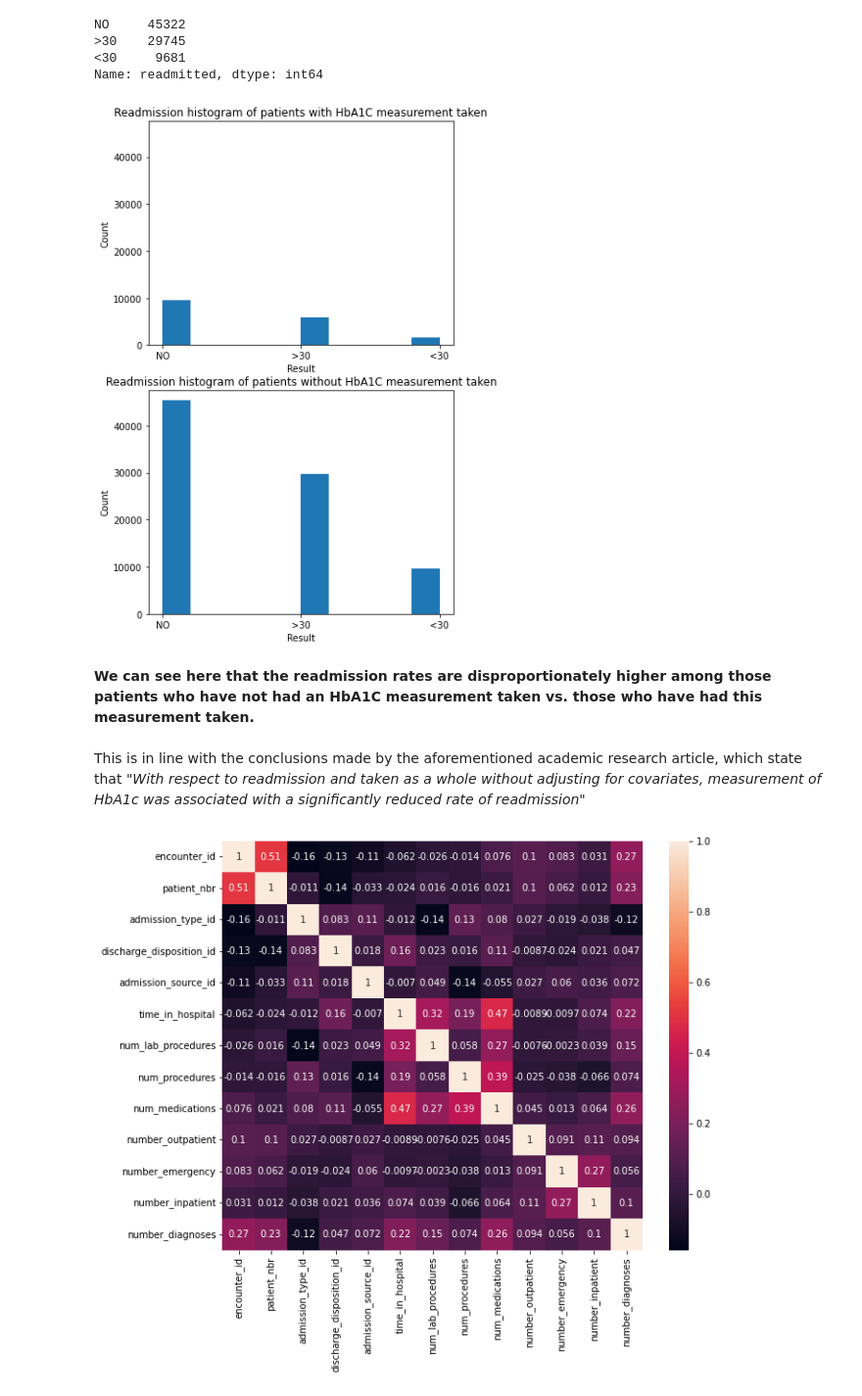
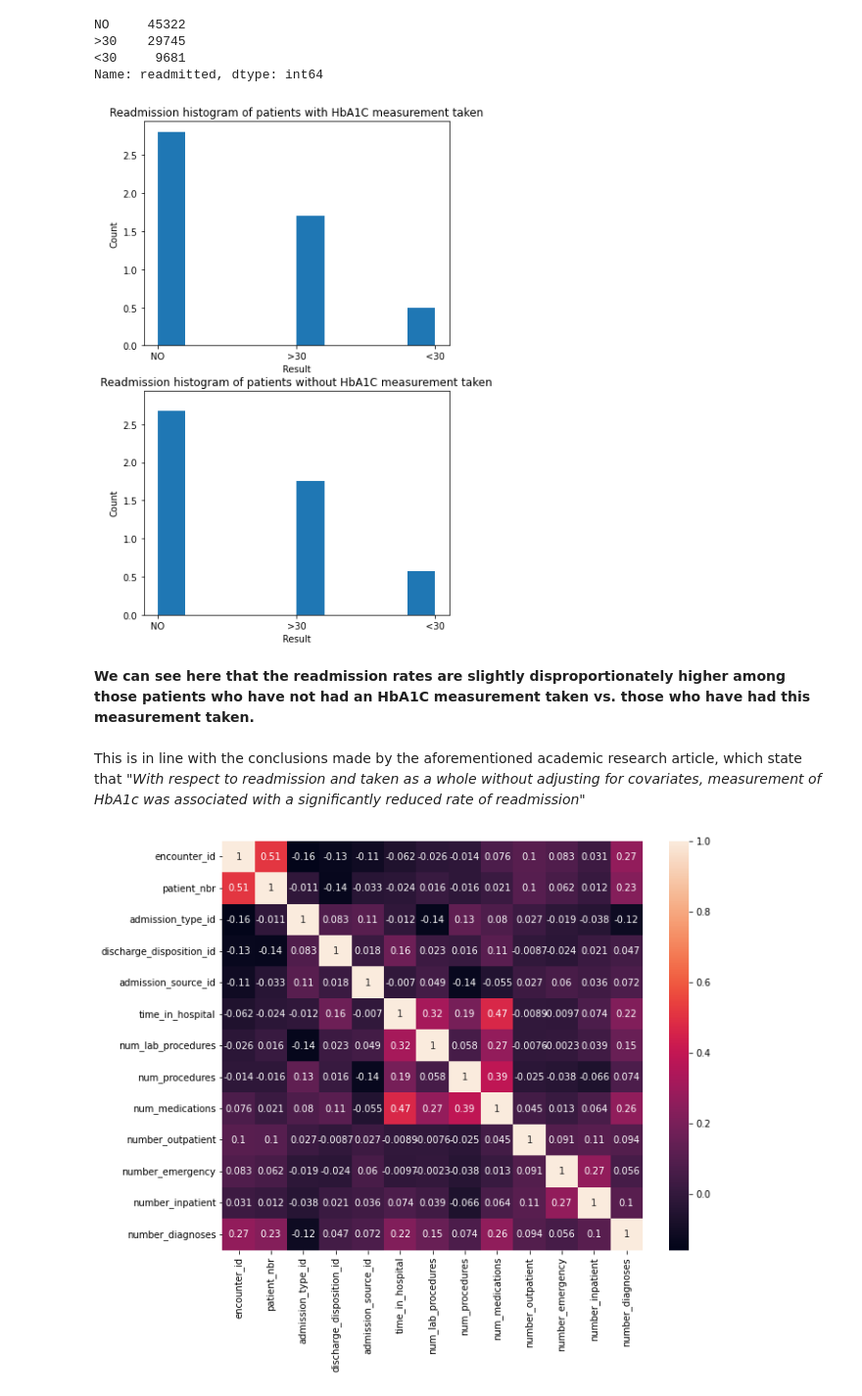
Before and after one commit to kstoudt/Springboard, a Jupyter notebook: Capstone Two/Diabetic Patient Readmission - EDA.ipynb, the cells around one changed output. Shown at 98% size. Cells and saved outputs as stored; diff of their text form; code cells hidden in the pictures.

```diff
--- a/Capstone Two/Diabetic Patient Readmission - EDA.ipynb
+++ b/Capstone Two/Diabetic Patient Readmission - EDA.ipynb
@@ -157,18 +157,18 @@ NO     45322
 Name: readmitted, dtype: int64
 # %%
 fig, ax = plt.subplots(2, 1, sharey=True)
-ax[0].hist(yes_hba1c.readmitted)
-ax[1].hist(no_hba1c.readmitted)
+ax[0].hist(yes_hba1c.readmitted, density=True)
+ax[1].hist(no_hba1c.readmitted, density=True)
 ax[0].set_title('Readmission histogram of patients with HbA1C measurement taken')
 ax[1].set_title('Readmission histogram of patients without HbA1C measurement taken')
 for i in [0,1]:
     ax[i].set_xlabel('Result')
     ax[i].set_ylabel('Count')
 plt.subplots_adjust(bottom=-1);
 # %% [output]
-[figure, old version]
+[figure, new version]
 # %% [markdown]
-**We can see here that the readmission rates are disproportionately higher among those patients who have not had an HbA1C measurement taken vs. those who have had this measurement taken.**<br><br> This is in line with the conclusions made by the aforementioned academic research article, which state that *"With respect to readmission and taken as a whole without adjusting for covariates, measurement of HbA1c was associated with a significantly reduced rate of readmission"*
+**We can see here that the readmission rates are slightly disproportionately higher among those patients who have not had an HbA1C measurement taken vs. those who have had this measurement taken.**<br><br> This is in line with the conclusions made by the aforementioned academic research article, which state that *\"With respect to readmission and taken as a whole without adjusting for covariates, measurement of HbA1c was associated with a significantly reduced rate of readmission"*
 # %%
 df1_corr = df1.corr()
 plt.subplots(figsize=(10,8))
```
Also changed, not shown: parts of 4 cells of this notebook, 1 other file.
